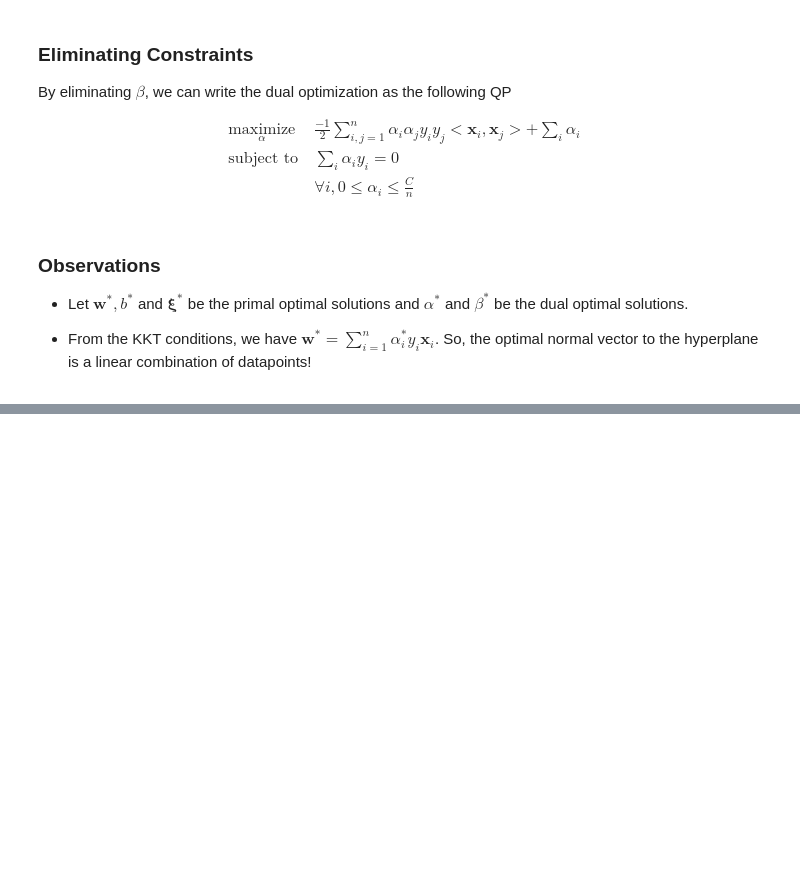
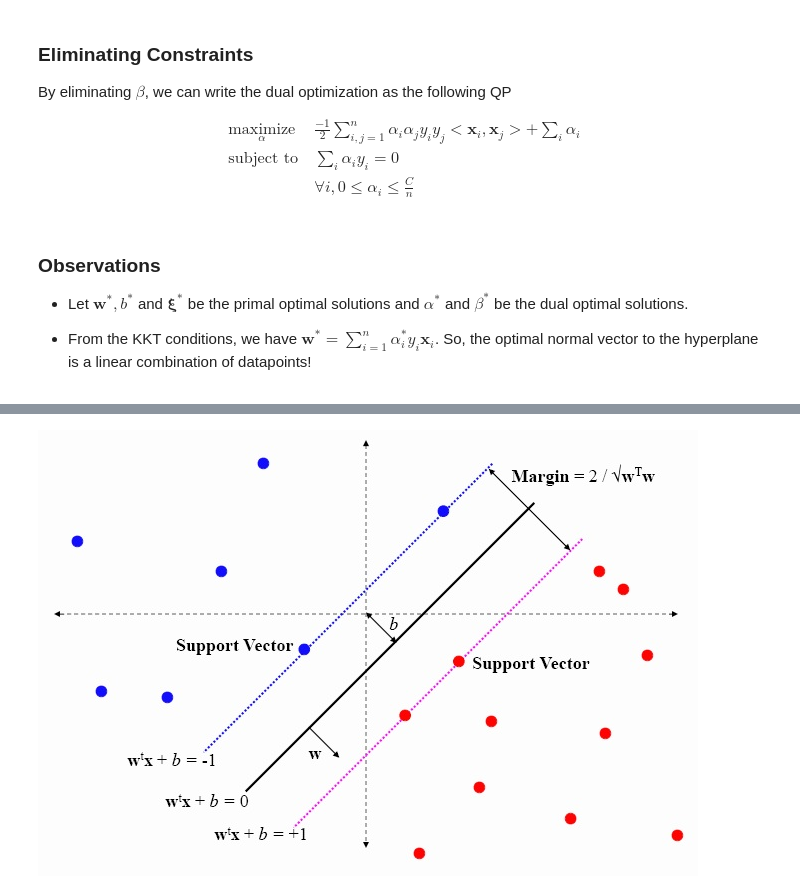
Before and after one commit to thejakeyboy/umich-eecs545-lectures, a Jupyter notebook: lecture09_svm/Lecture_09_Support_Vector_Machines.ipynb, the cells around one changed output, grey strips where cells are left out. Cells and saved outputs as stored; diff of their text form; code cells hidden in the pictures; blank space fills up the shorter version.

```diff
--- a/lecture09_svm/Lecture_09_Support_Vector_Machines.ipynb
+++ b/lecture09_svm/Lecture_09_Support_Vector_Machines.ipynb
@@ -261,0 +268,5 @@ $$\begin{equation*}
+# %%
+from IPython.display import Image
+Image(filename='SVM.jpg')
+# %% [output]
+[figure, added]
```
Also changed, not shown: parts of 9 cells of this notebook.
